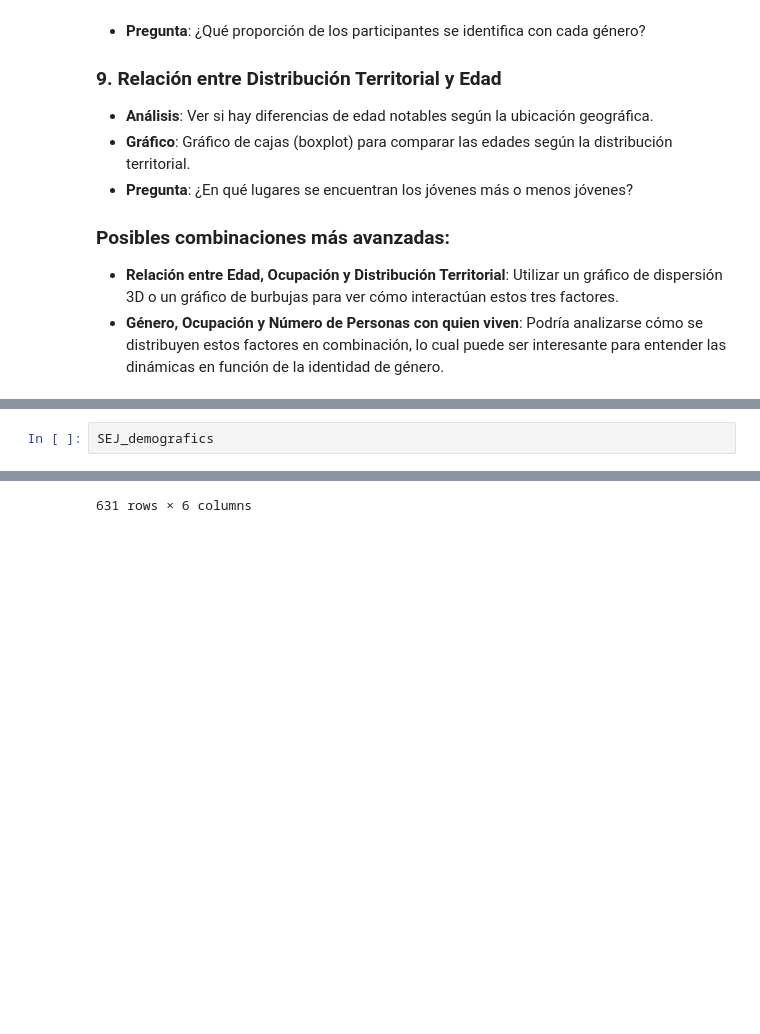
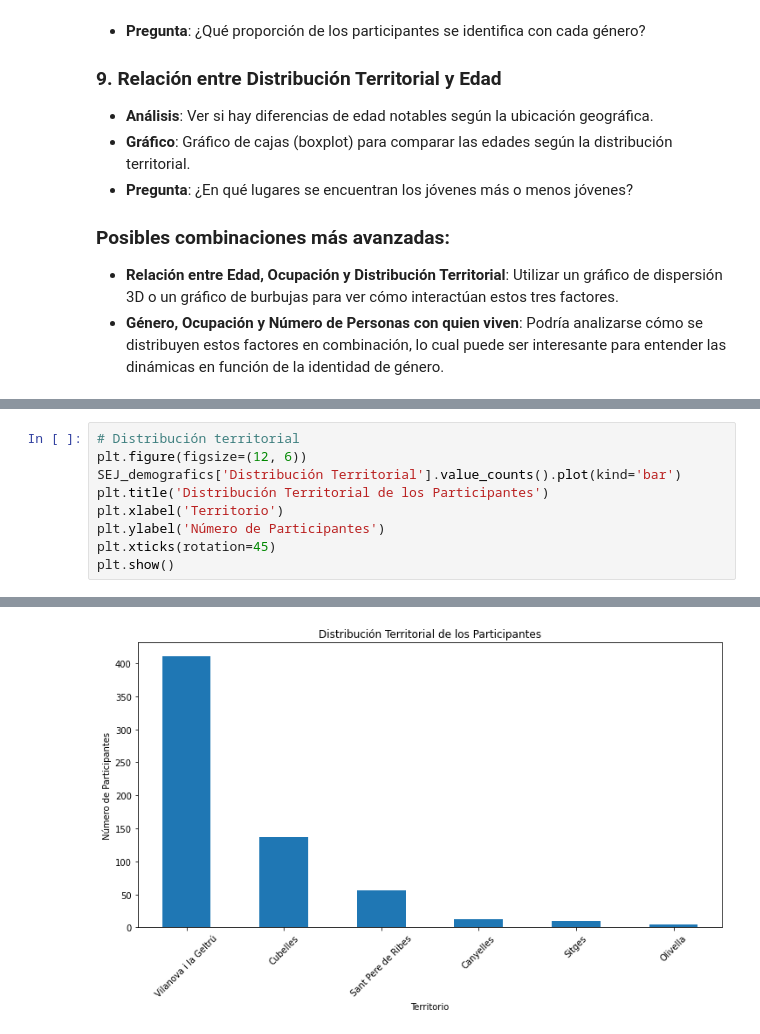
Before and after one commit to sebasto7/SEJ, a Jupyter notebook: SEJ-analisis.ipynb, the cells around one changed output, grey strips where cells are left out. Saved outputs shown, nothing was run; the diff lists cells and outputs as text; blank space fills up the shorter version.

```diff
--- a/SEJ-analisis.ipynb
+++ b/SEJ-analisis.ipynb
@@ -82,3 +203,10 @@ Basado en los datos del dataframe **SEJ_demografics**, que incluye información
 # %%
-SEJ_demografics
+# Distribución territorial
+plt.figure(figsize=(12, 6))
+SEJ_demografics['Distribución Territorial'].value_counts().plot(kind='bar')
+plt.title('Distribución Territorial de los Participantes')
+plt.xlabel('Territorio')
+plt.ylabel('Número de Participantes')
+plt.xticks(rotation=45)
+plt.show()
 # %% [output]
@@ -97 +213 @@ SEJ_demografics
-631 rows × 6 columns
+[figure, added]
```
Also changed, not shown: parts of 15 cells of this notebook.
